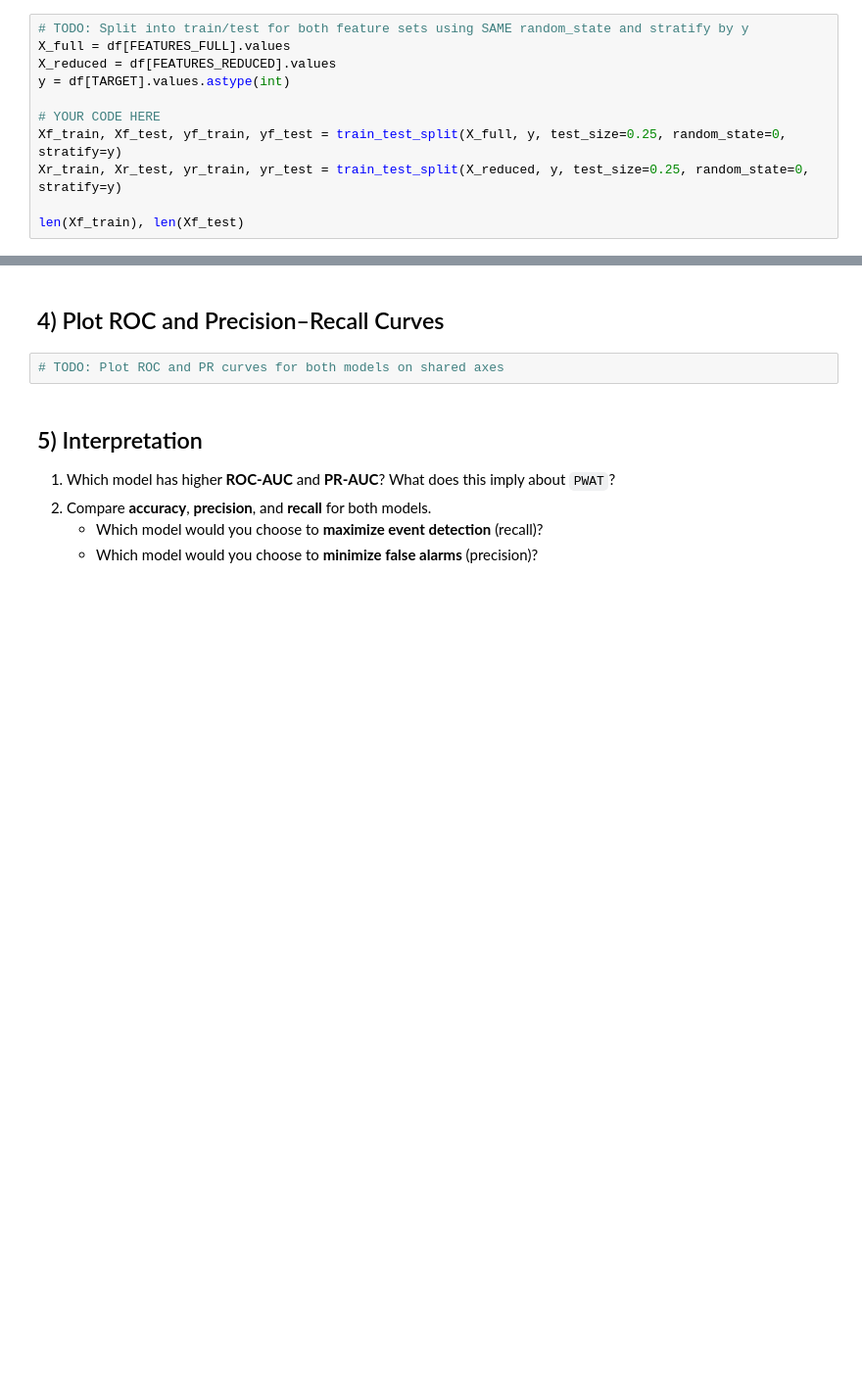
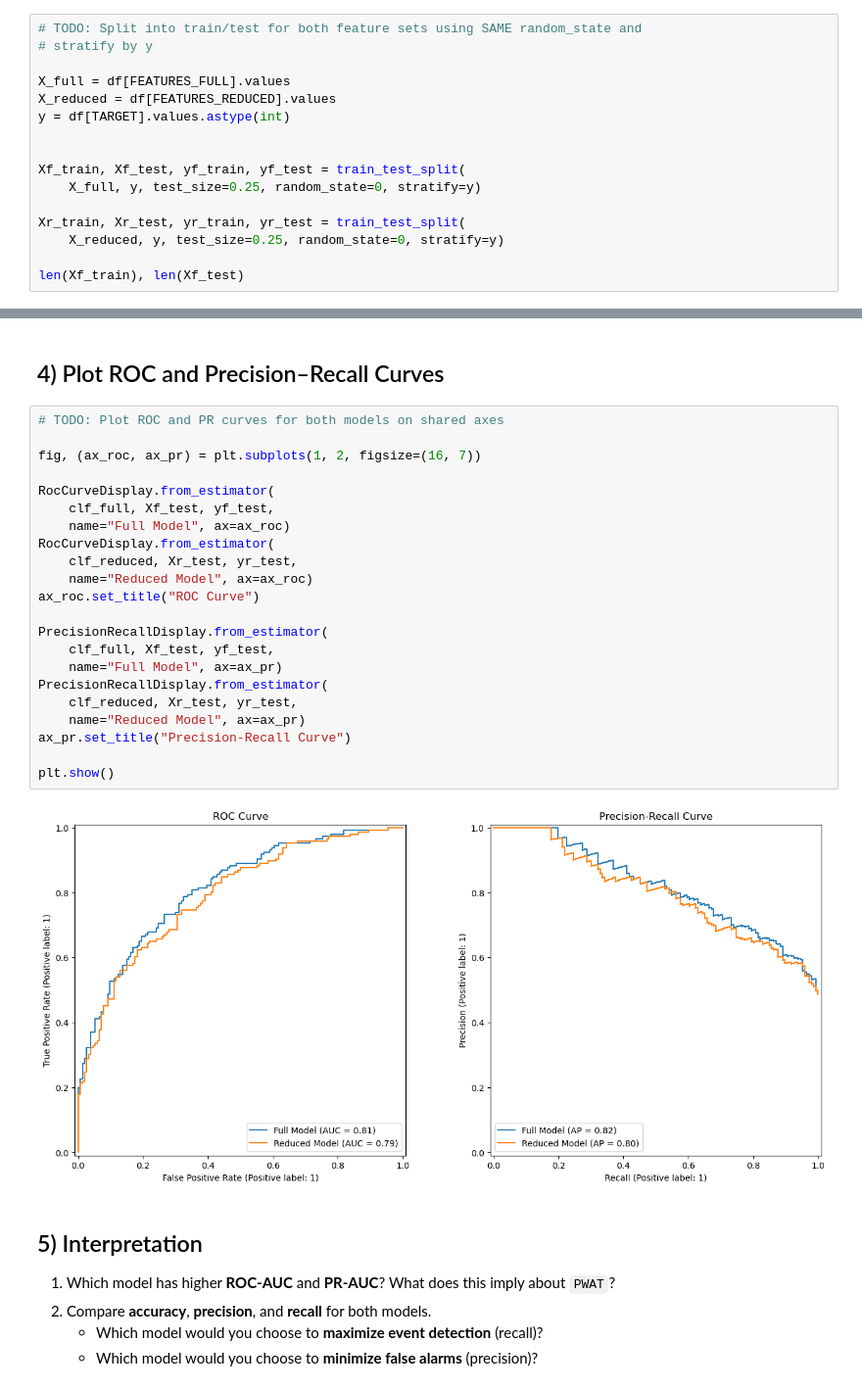
Before and after one commit to swnesbitt/ATMS-523-Module-5-Checkin, a Jupyter notebook: notebooks/LogReg_Compare_Models.ipynb, the cells around one changed output, grey strips where cells are left out. Shown at 98% size. Drawn from its saved outputs; the diff is of its cells as text; blank space fills up the shorter version.

```diff
--- a/notebooks/LogReg_Compare_Models.ipynb
+++ b/notebooks/LogReg_Compare_Models.ipynb
@@ -49,13 +56,18 @@ df.head()
 # %% [markdown]
 ## 1) Train/Test Split
 # %%
-# TODO: Split into train/test for both feature sets using SAME random_state and stratify by y
+# TODO: Split into train/test for both feature sets using SAME random_state and
+# stratify by y
+
 X_full = df[FEATURES_FULL].values
 X_reduced = df[FEATURES_REDUCED].values
 y = df[TARGET].values.astype(int)
 
-# YOUR CODE HERE
-Xf_train, Xf_test, yf_train, yf_test = train_test_split(X_full, y, test_size=0.25, random_state=0, stratify=y)
-Xr_train, Xr_test, yr_train, yr_test = train_test_split(X_reduced, y, test_size=0.25, random_state=0, stratify=y)
+
+Xf_train, Xf_test, yf_train, yf_test = train_test_split(
+    X_full, y, test_size=0.25, random_state=0, stratify=y)
+
+Xr_train, Xr_test, yr_train, yr_test = train_test_split(
+    X_reduced, y, test_size=0.25, random_state=0, stratify=y)
 
 len(Xf_train), len(Xf_test)
@@ -83,6 +126,28 @@ ypred_reduced = (yprob_reduced >= thr).astype(int)
 ## 4) Plot ROC and Precision–Recall Curves
 # %%
 # TODO: Plot ROC and PR curves for both models on shared axes
+
+fig, (ax_roc, ax_pr) = plt.subplots(1, 2, figsize=(16, 7))
+
+RocCurveDisplay.from_estimator(
+    clf_full, Xf_test, yf_test,
+    name="Full Model", ax=ax_roc)
+RocCurveDisplay.from_estimator(
+    clf_reduced, Xr_test, yr_test,
+    name="Reduced Model", ax=ax_roc)
+ax_roc.set_title("ROC Curve")
+
+PrecisionRecallDisplay.from_estimator(
+    clf_full, Xf_test, yf_test,
+    name="Full Model", ax=ax_pr)
+PrecisionRecallDisplay.from_estimator(
+    clf_reduced, Xr_test, yr_test,
+    name="Reduced Model", ax=ax_pr)
+ax_pr.set_title("Precision-Recall Curve")
+
+plt.show()
+# %% [output]
+[figure, added]
 # %% [markdown]
 ## 5) Interpretation
 
```
Also changed, not shown: parts of 5 cells of this notebook.
